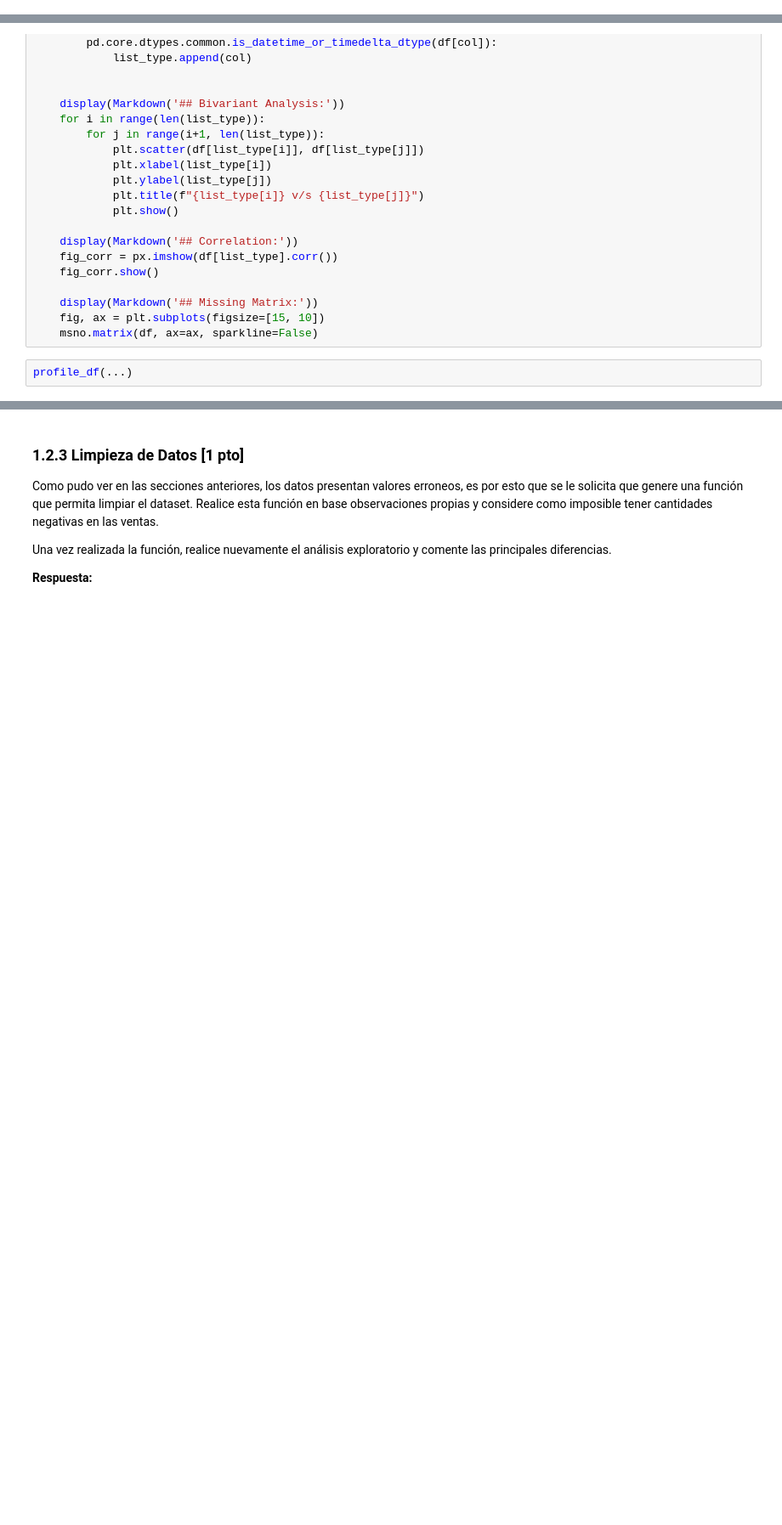
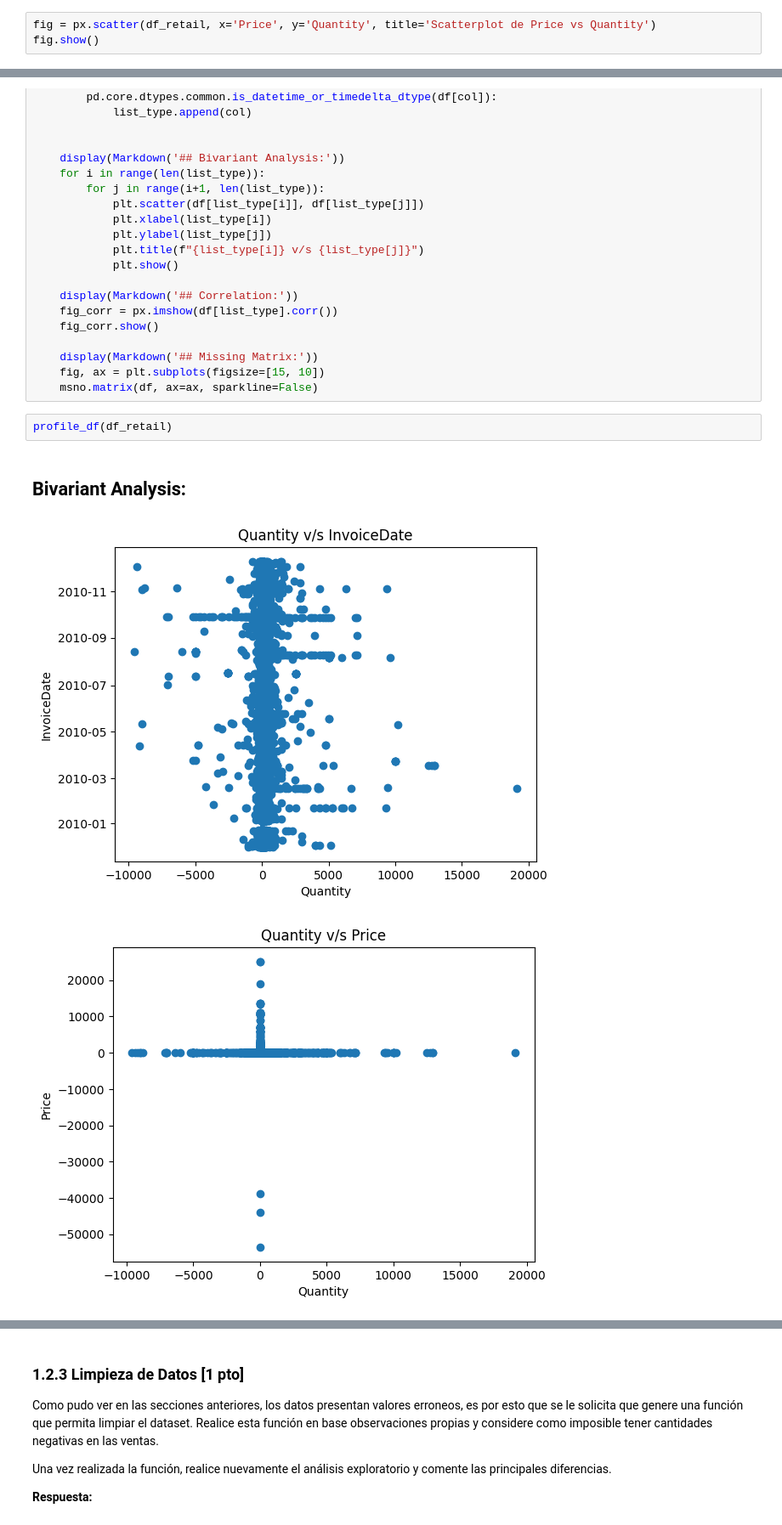
Before and after one commit to tomasaguirre-ignacioalbornoz/MDS7202, a Jupyter notebook: lab6/Laboratorio6_Enunciado.ipynb, the cells around one changed output, grey strips where cells are left out. Shown at 85% size. Drawn from its saved outputs; the diff is of its cells as text; blank space fills up the shorter version.

```diff
--- a/lab6/Laboratorio6_Enunciado.ipynb
+++ b/lab6/Laboratorio6_Enunciado.ipynb
@@ -129,0 +127,3 @@ Explique a que nos referimos con análisis univariable, multivariable y de datos
+# %%
+fig = px.scatter(df_retail, x='Price', y='Quantity', title='Scatterplot de Price vs Quantity')
+fig.show()
@@ -285,4 +317,8 @@ def profile_df(dataframe_in):
     fig, ax = plt.subplots(figsize=[15, 10])
     msno.matrix(df, ax=ax, sparkline=False)
 # %%
-profile_df(...)
+profile_df(df_retail)
+# %% [output]
+## Bivariant Analysis:
+[figure, added]
+[figure, added]
```
Also changed, not shown: parts of 14 cells of this notebook, 1 other file.
